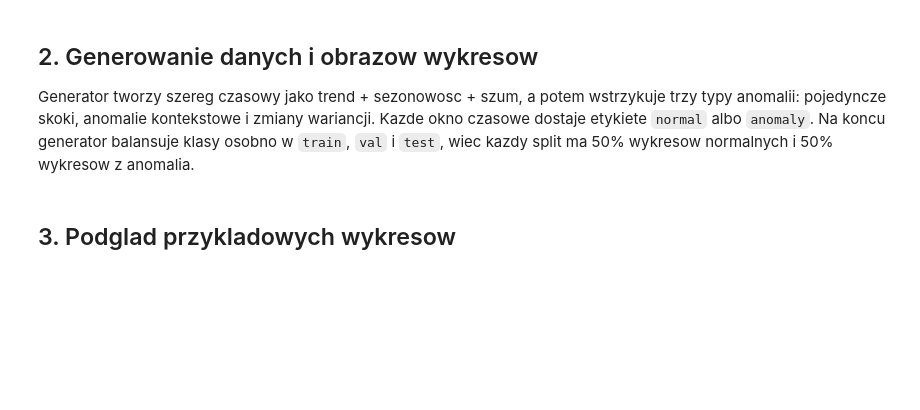
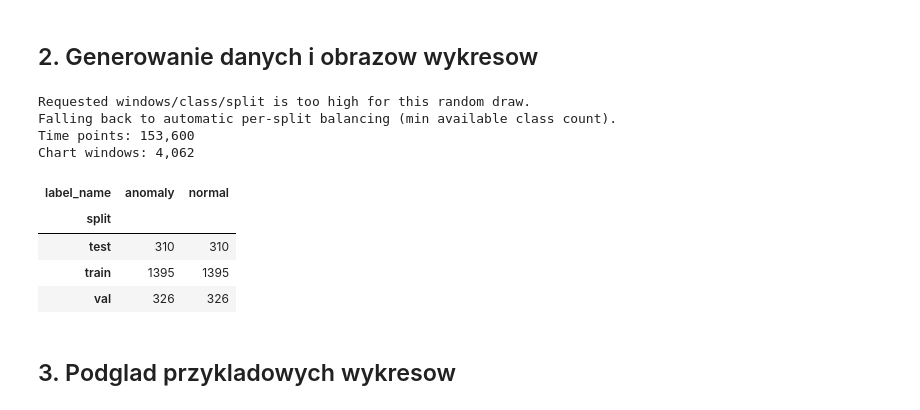
Before and after one commit to kingaorlowicz/anomaly_detection, a Jupyter notebook: notebooks/run_full_pipeline.ipynb, the cells around one changed output. Saved outputs shown, nothing was run; the diff lists cells and outputs as text; code cells hidden in the pictures; blank space fills up the shorter version.

```diff
--- a/notebooks/run_full_pipeline.ipynb
+++ b/notebooks/run_full_pipeline.ipynb
@@ -43,26 +77,59 @@ print(f"PyTorch available: {HAS_TORCH}")
-# %% [markdown]
-## 2. Generowanie danych i obrazow wykresow
-
-Generator tworzy szereg czasowy jako trend + sezonowosc + szum, a potem wstrzykuje trzy typy anomalii: pojedyncze skoki, anomalie kontekstowe i zmiany wariancji. Kazde okno czasowe dostaje etykiete `normal` albo `anomaly`. Na koncu generator balansuje klasy osobno w `train`, `val` i `test`, wiec kazdy split ma 50% wykresow normalnych i 50% wykresow z anomalia.
+# %% [markdown]
+## 2. Generowanie danych i obrazow wykresow
 # %%
 from data_generator import GeneratorConfig, build_dataset
 
 generator_config = GeneratorConfig(
     output_dir=DATASET_DIR,
     n_series=N_SERIES,
     series_length=SERIES_LENGTH,
     window_size=WINDOW_SIZE,
     stride=STRIDE,
+    train_ratio=TRAIN_RATIO,
+    val_ratio=VAL_RATIO,
     anomaly_series_fraction=0.7,
+    windows_per_class_per_split=TARGET_WINDOWS_PER_CLASS_PER_SPLIT,
     random_state=RANDOM_STATE,
     plot_backend="auto",
     overwrite=True,
 )
 
-numeric_df, metadata_df = build_dataset(generator_config)
+try:
+    numeric_df, metadata_df = build_dataset(generator_config)
+except ValueError as exc:
+    if "Cannot sample" not in str(exc):
+        raise
+    print("Requested windows/class/split is too high for this random draw.")
+    print("Falling back to automatic per-split balancing (min available class count).")
+    fallback_config = GeneratorConfig(
+        output_dir=DATASET_DIR,
+        n_series=N_SERIES,
+        series_length=SERIES_LENGTH,
+        window_size=WINDOW_SIZE,
+        stride=STRIDE,
+        train_ratio=TRAIN_RATIO,
+        val_ratio=VAL_RATIO,
+        anomaly_series_fraction=0.7,
+        windows_per_class_per_split=None,
+        random_state=RANDOM_STATE,
+        plot_backend="auto",
+        overwrite=True,
+    )
+    numeric_df, metadata_df = build_dataset(fallback_config)
+
 print(f"Time points: {len(numeric_df):,}")
 print(f"Chart windows: {len(metadata_df):,}")
 display(metadata_df.groupby(["split", "label_name"]).size().unstack(fill_value=0))
+# %% [output]
+Requested windows/class/split is too high for this random draw.
+Falling back to automatic per-split balancing (min available class count).
+Time points: 153,600
+Chart windows: 4,062
+| label_name | anomaly | normal |
+| split |  |  |
+| test | 310 | 310 |
+| train | 1395 | 1395 |
+| val | 326 | 326 |
 # %% [markdown]
 ## 3. Podglad przykladowych wykresow
 # %%
```
Also changed, not shown: parts of 14 cells of this notebook.
